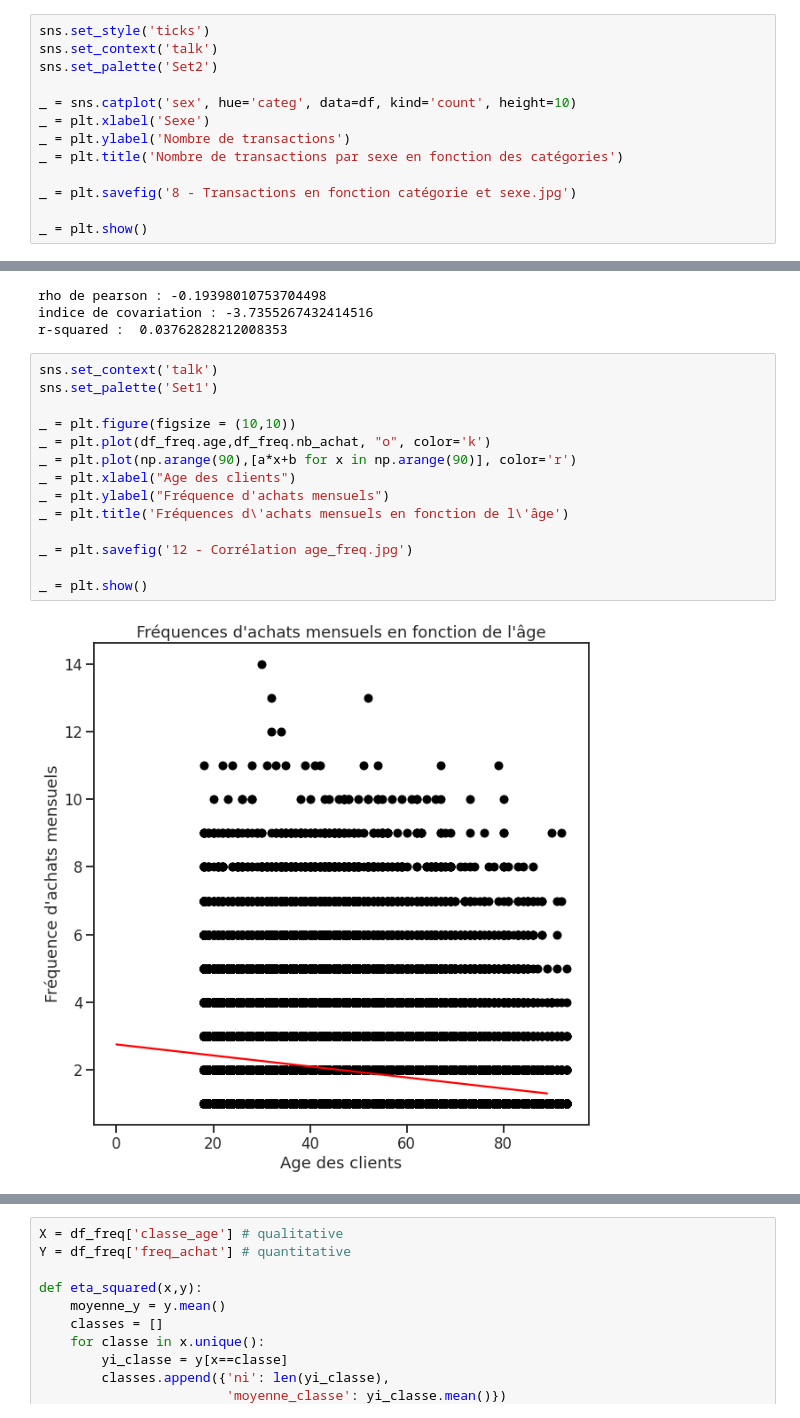
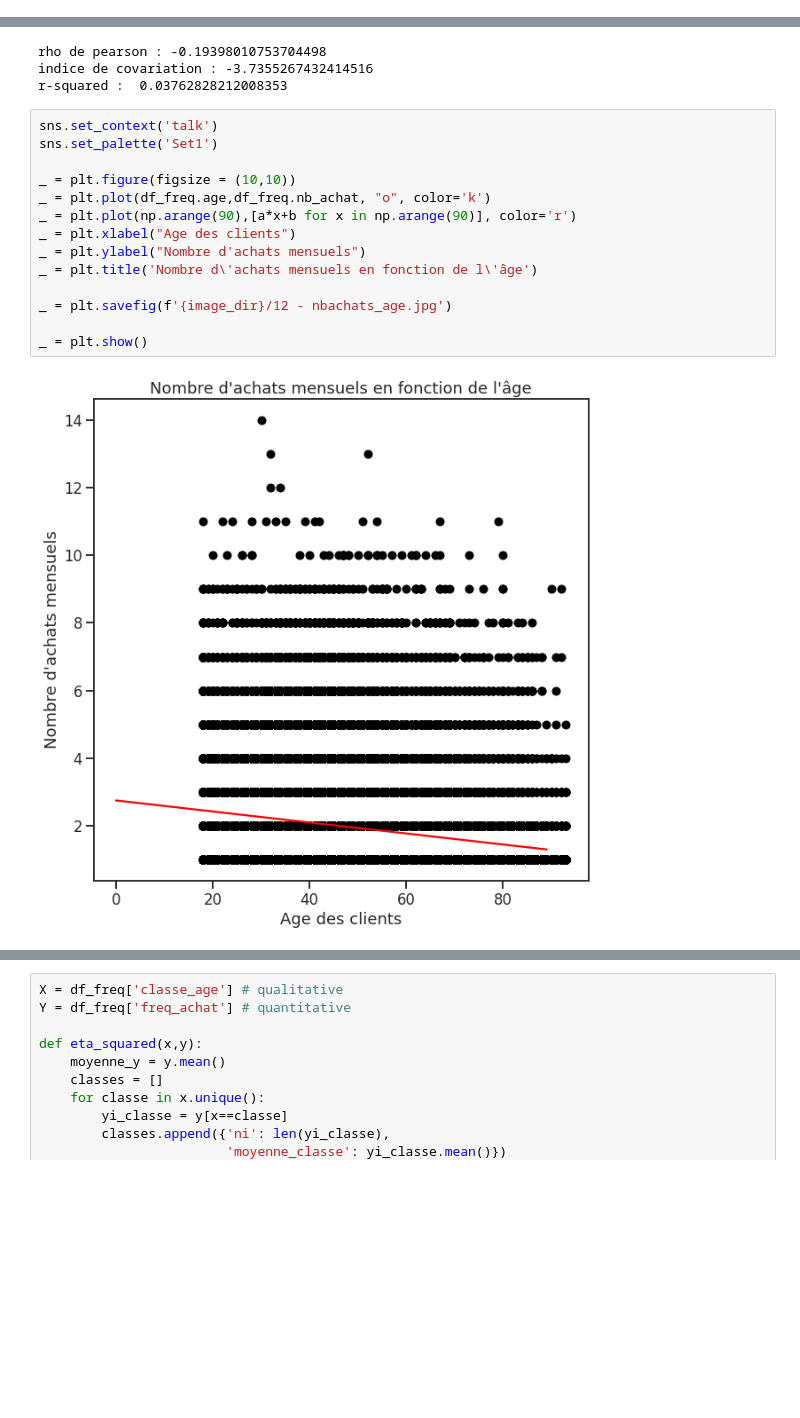
Before and after one commit to Sylvariane/Analyse-des-ventes-d-une-entreprise, a Jupyter notebook: P04_02_scriptanalyse.ipynb, the cells around one changed output, grey strips where cells are left out. Drawn from its saved outputs; the diff is of its cells as text; blank space fills up the shorter version.

```diff
--- a/P04_02_scriptanalyse.ipynb
+++ b/P04_02_scriptanalyse.ipynb
@@ -360,13 +349,0 @@ _ = plt.show()
-# %%
-sns.set_style('ticks')
-sns.set_context('talk')
-sns.set_palette('Set2')
-
-_ = sns.catplot('sex', hue='categ', data=df, kind='count', height=10)
-_ = plt.xlabel('Sexe')
-_ = plt.ylabel('Nombre de transactions')
-_ = plt.title('Nombre de transactions par sexe en fonction des catégories')
-
-_ = plt.savefig('8 - Transactions en fonction catégorie et sexe.jpg')
-
-_ = plt.show()
@@ -633,19 +615,19 @@ r-squared :  0.03762828212008353
 # %%
 sns.set_context('talk')
 sns.set_palette('Set1')
 
 _ = plt.figure(figsize = (10,10))
 _ = plt.plot(df_freq.age,df_freq.nb_achat, "o", color='k')
 _ = plt.plot(np.arange(90),[a*x+b for x in np.arange(90)], color='r')
 _ = plt.xlabel("Age des clients")
-_ = plt.ylabel("Fréquence d'achats mensuels")
-_ = plt.title('Fréquences d\'achats mensuels en fonction de l\'âge')
+_ = plt.ylabel("Nombre d'achats mensuels")
+_ = plt.title('Nombre d\'achats mensuels en fonction de l\'âge')
 
-_ = plt.savefig('12 - Corrélation age_freq.jpg')
+_ = plt.savefig(f'{image_dir}/12 - nbachats_age.jpg')
 
 _ = plt.show()
 # %% [output]
-[figure, old version]
+[figure, new version]
 # %%
 df_freq = df
 df_freq['nb_achat'] = 1
```
Also changed, not shown: parts of 20 cells of this notebook.
